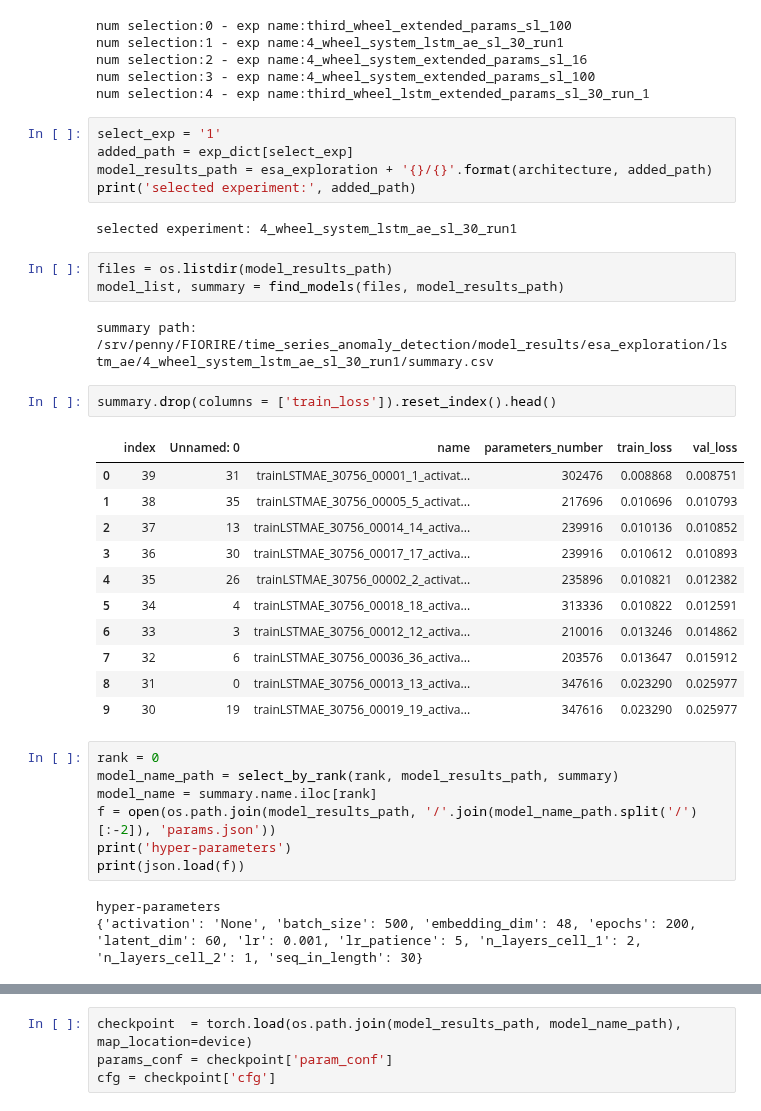
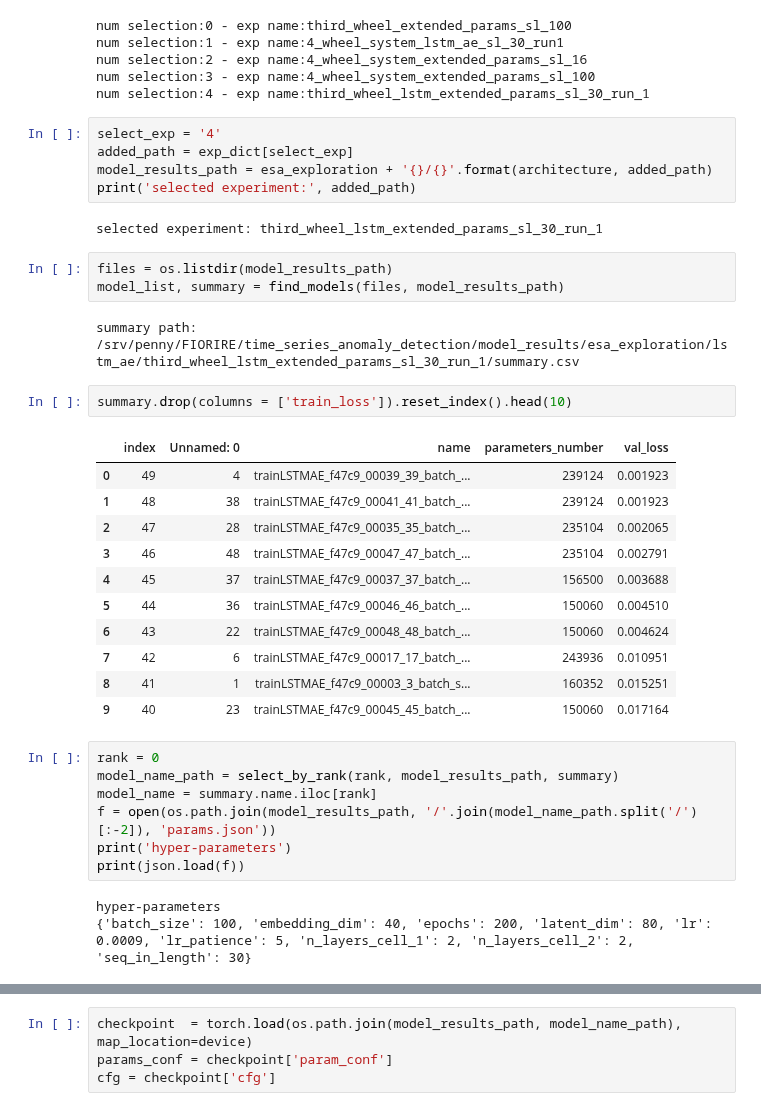
Before and after one commit to robomorelli/anomaly_detection_time_series, a Jupyter notebook: esa/plot_results_lstm_esa.ipynb, the cells around one changed output, grey strips where cells are left out. Drawn from its saved outputs; the diff is of its cells as text.

```diff
--- a/esa/plot_results_lstm_esa.ipynb
+++ b/esa/plot_results_lstm_esa.ipynb
@@ -32,31 +32,31 @@ num selection:2 - exp name:4_wheel_system_extended_params_sl_16
 num selection:3 - exp name:4_wheel_system_extended_params_sl_100
 num selection:4 - exp name:third_wheel_lstm_extended_params_sl_30_run_1
 # %%
-select_exp = '1'
+select_exp = '4'
 added_path = exp_dict[select_exp]
 model_results_path = esa_exploration + '{}/{}'.format(architecture, added_path)
 print('selected experiment:', added_path)
 # %% [output]
-selected experiment: 4_wheel_system_lstm_ae_sl_30_run1
+selected experiment: third_wheel_lstm_extended_params_sl_30_run_1
 # %%
 files = os.listdir(model_results_path)
 model_list, summary = find_models(files, model_results_path)
 # %% [output]
-summary path: /srv/penny/FIORIRE/time_series_anomaly_detection/model_results/esa_exploration/lstm_ae/4_wheel_system_lstm_ae_sl_30_run1/summary.csv
+summary path: /srv/penny/FIORIRE/time_series_anomaly_detection/model_results/esa_exploration/lstm_ae/third_wheel_lstm_extended_params_sl_30_run_1/summary.csv
 # %%
-summary.drop(columns = ['train_loss']).reset_index().head()
+summary.drop(columns = ['train_loss']).reset_index().head(10)
 # %% [output]
-|  | index | Unnamed: 0 | name | parameters_number | train_loss | val_loss |
-| 0 | 39 | 31 | trainLSTMAE_30756_00001_1_activat... | 302476 | 0.008868 | 0.008751 |
-| 1 | 38 | 35 | trainLSTMAE_30756_00005_5_activat... | 217696 | 0.010696 | 0.010793 |
-| 2 | 37 | 13 | trainLSTMAE_30756_00014_14_activa... | 239916 | 0.010136 | 0.010852 |
-| 3 | 36 | 30 | trainLSTMAE_30756_00017_17_activa... | 239916 | 0.010612 | 0.010893 |
-| 4 | 35 | 26 | trainLSTMAE_30756_00002_2_activat... | 235896 | 0.010821 | 0.012382 |
-| 5 | 34 | 4 | trainLSTMAE_30756_00018_18_activa... | 313336 | 0.010822 | 0.012591 |
-| 6 | 33 | 3 | trainLSTMAE_30756_00012_12_activa... | 210016 | 0.013246 | 0.014862 |
-| 7 | 32 | 6 | trainLSTMAE_30756_00036_36_activa... | 203576 | 0.013647 | 0.015912 |
-| 8 | 31 | 0 | trainLSTMAE_30756_00013_13_activa... | 347616 | 0.023290 | 0.025977 |
-| 9 | 30 | 19 | trainLSTMAE_30756_00019_19_activa... | 347616 | 0.023290 | 0.025977 |
+|  | index | Unnamed: 0 | name | parameters_number | val_loss |
+| 0 | 49 | 4 | trainLSTMAE_f47c9_00039_39_batch_... | 239124 | 0.001923 |
+| 1 | 48 | 38 | trainLSTMAE_f47c9_00041_41_batch_... | 239124 | 0.001923 |
+| 2 | 47 | 28 | trainLSTMAE_f47c9_00035_35_batch_... | 235104 | 0.002065 |
+| 3 | 46 | 48 | trainLSTMAE_f47c9_00047_47_batch_... | 235104 | 0.002791 |
+| 4 | 45 | 37 | trainLSTMAE_f47c9_00037_37_batch_... | 156500 | 0.003688 |
+| 5 | 44 | 36 | trainLSTMAE_f47c9_00046_46_batch_... | 150060 | 0.004510 |
+| 6 | 43 | 22 | trainLSTMAE_f47c9_00048_48_batch_... | 150060 | 0.004624 |
+| 7 | 42 | 6 | trainLSTMAE_f47c9_00017_17_batch_... | 243936 | 0.010951 |
+| 8 | 41 | 1 | trainLSTMAE_f47c9_00003_3_batch_s... | 160352 | 0.015251 |
+| 9 | 40 | 23 | trainLSTMAE_f47c9_00045_45_batch_... | 150060 | 0.017164 |
 # %%
 rank = 0
 model_name_path = select_by_rank(rank, model_results_path, summary)
@@ -66,7 +66,7 @@ print('hyper-parameters')
 print(json.load(f))
 # %% [output]
 hyper-parameters
-{'activation': 'None', 'batch_size': 500, 'embedding_dim': 48, 'epochs': 200, 'latent_dim': 60, 'lr': 0.001, 'lr_patience': 5, 'n_layers_cell_1': 2, 'n_layers_cell_2': 1, 'seq_in_length': 30}
+{'batch_size': 100, 'embedding_dim': 40, 'epochs': 200, 'latent_dim': 80, 'lr': 0.0009, 'lr_patience': 5, 'n_layers_cell_1': 2, 'n_layers_cell_2': 2, 'seq_in_length': 30}
 # %%
 try:
     sm = str(torch.cuda.get_device_capability())
```
Also changed, not shown: parts of 7 cells of this notebook, 10 other files.
